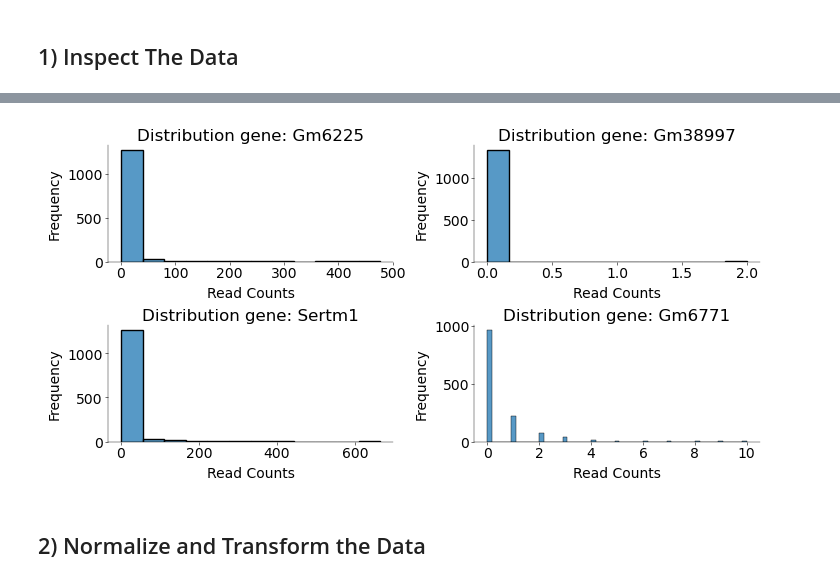
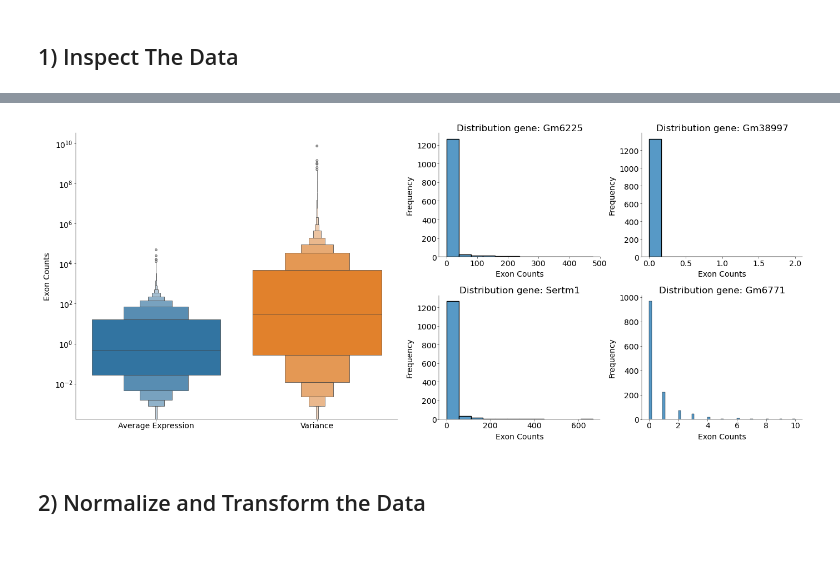
Before and after one commit to GustavKS/Neural-Data, a Jupyter notebook: Final Project/practical03.ipynb, the cells around one changed output, grey strips where cells are left out. Saved outputs shown, nothing was run; the diff lists cells and outputs as text; code cells hidden in the pictures; blank space fills up the shorter version.

```diff
--- a/Final Project/practical03.ipynb
+++ b/Final Project/practical03.ipynb
@@ -274,6 +271,0 @@ print(np.mean(gene_var))
-# %%
-fig, ax = plt.subplots(figsize=(8, 5))
-sns.boxenplot([gene_means, gene_var], ax=ax)
-ax.set_xticks([0, 1], ["Average Expression", "Variance"])
-plt.yscale("log")
-plt.show()  ### + das ausprinten von Julius
@@ -282,17 +272,34 @@ plt.show()  ### + das ausprinten von Julius
 # %%
+# Define the GridSpec layout
+fig = plt.figure(figsize=(14, 6))
+gs = plt.GridSpec(2, 3, width_ratios=[2, 1, 1], height_ratios=[1, 1])
+
+ax_main = fig.add_subplot(gs[:, 0])
+sns.boxenplot(data=[gene_means, gene_var], ax=ax_main)
+ax_main.set_xticks([0, 1])
+ax_main.set_xticklabels(["Average Expression", "Variance"])
+ax_main.set_ylabel("Exon Counts")
+ax_main.set_yscale("log")
+
 np.random.seed(1)
 random_genes = np.random.choice(data_exons.index, 4, replace=False)
-fig, ax = plt.subplots(2, 2)
-axes = ax.ravel()
+
+axes = []
+for i in range(2):
+    for j in range(1, 3):
+        ax = fig.add_subplot(gs[i, j])
+        axes.append(ax)
+
 for idx, gene in enumerate(random_genes):
     ax = axes[idx]
     sns.histplot(data_exons.loc[gene], kde=False, ax=ax)
     ax.set_title(f"Distribution gene: {gene}")
-    ax.set_xlabel("Read Counts")
+    ax.set_xlabel("Exon Counts")
     ax.set_ylabel("Frequency")
+plt.tight_layout()
 plt.show()
 # %% [output]
-[figure, old version]
+[figure, new version]
 # %% [markdown]
 ## 2) Normalize and Transform the Data ##
 # %%
```
Also changed, not shown: parts of 8 cells of this notebook, 1 other file.
